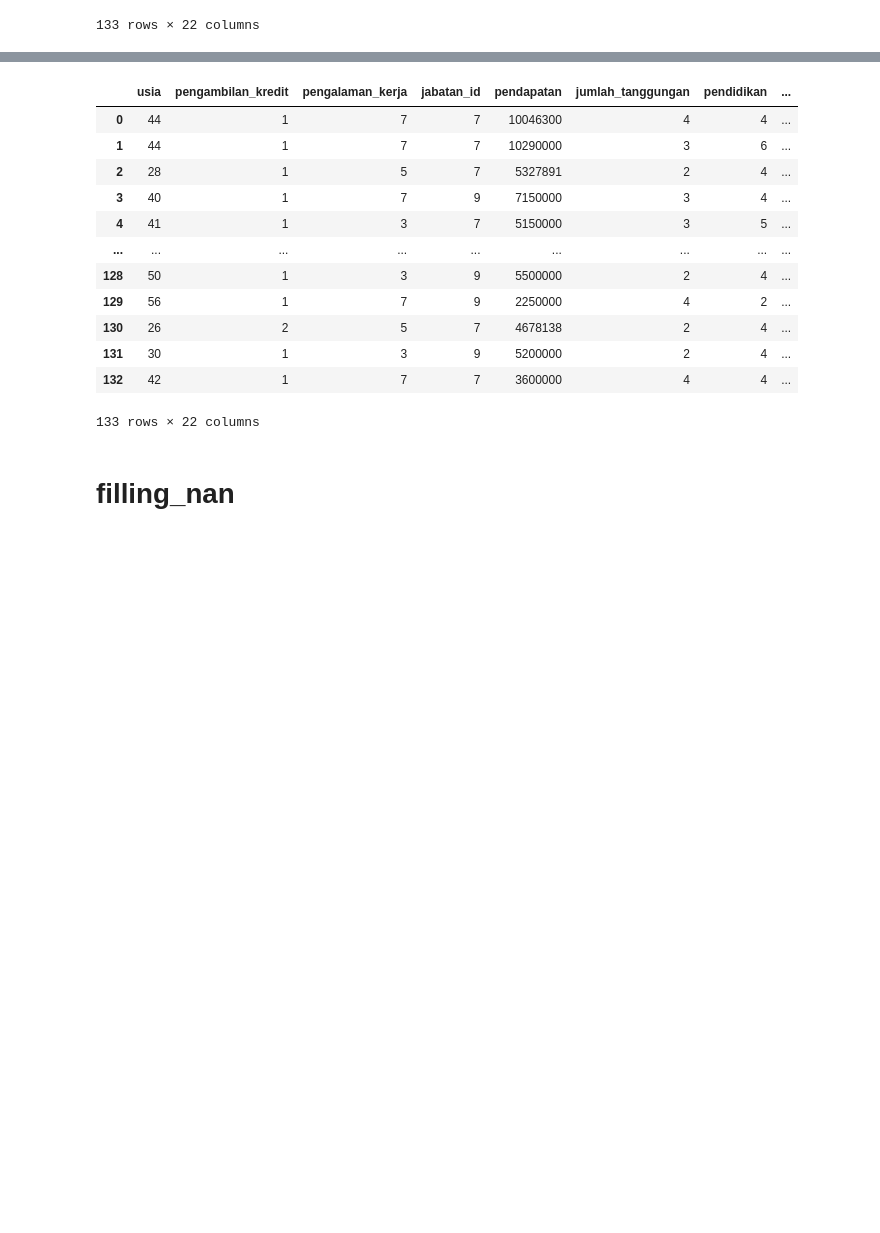
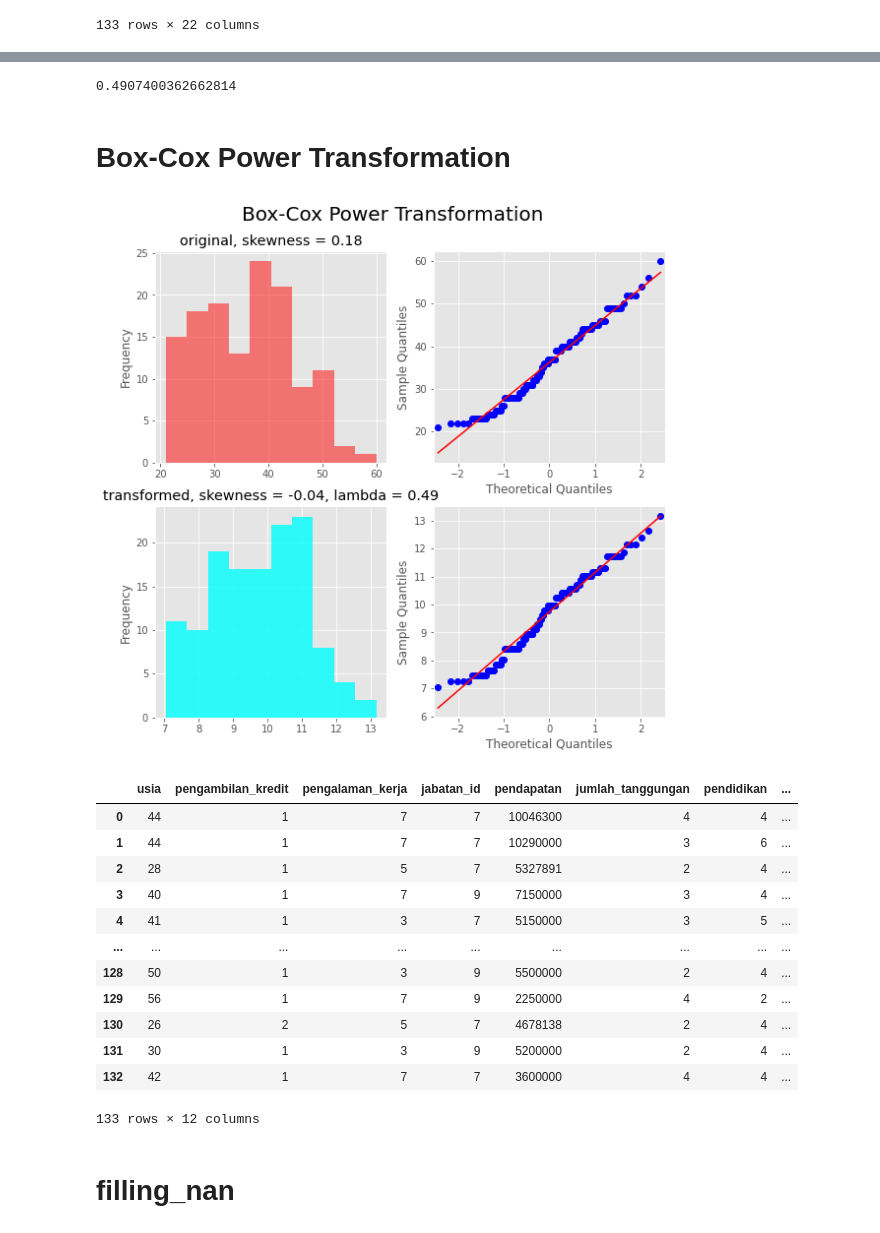
Before and after one commit to imanursar/Machine-Learning-Notes, a Jupyter notebook: Custom Function/Feature Engineering Function.ipynb, the cells around one changed output, grey strips where cells are left out. Cells and saved outputs as stored; diff of their text form; code cells hidden in the pictures; blank space fills up the shorter version.

```diff
--- a/Custom Function/Feature Engineering Function.ipynb
+++ b/Custom Function/Feature Engineering Function.ipynb
@@ -118,3 +226,13 @@ features = fe.new_feature(df,num_col=["pendidikan","kepemilikan"],cat_col=['juml
+# %%
+lmbda_best
+# %% [output]
+0.4907400362662814
+# %% [markdown]
+# Box-Cox Power Transformation
+# %%
+features = fe.box_cox_transform(df,'usia')
+# %% [output]
+[figure, added]
 # %%
 features
 # %% [output]
@@ -130,7 +248,7 @@ features
 | 130 | 26 | 2 | 5 | 7 | 4678138 | 2 | 4 | ... |
 | 131 | 30 | 1 | 3 | 9 | 5200000 | 2 | 4 | ... |
 | 132 | 42 | 1 | 7 | 7 | 3600000 | 4 | 4 | ... |
-133 rows × 22 columns
+133 rows × 12 columns
 # %% [markdown]
 # filling_nan
 # %%
```
Also changed, not shown: parts of 13 cells of this notebook.
